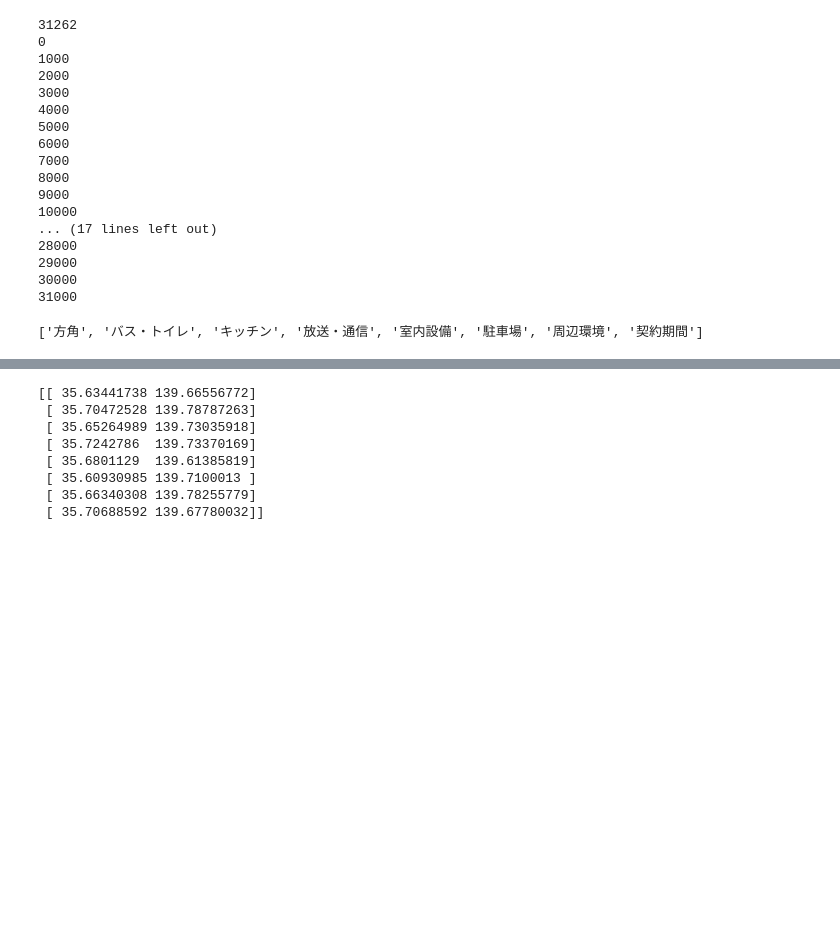
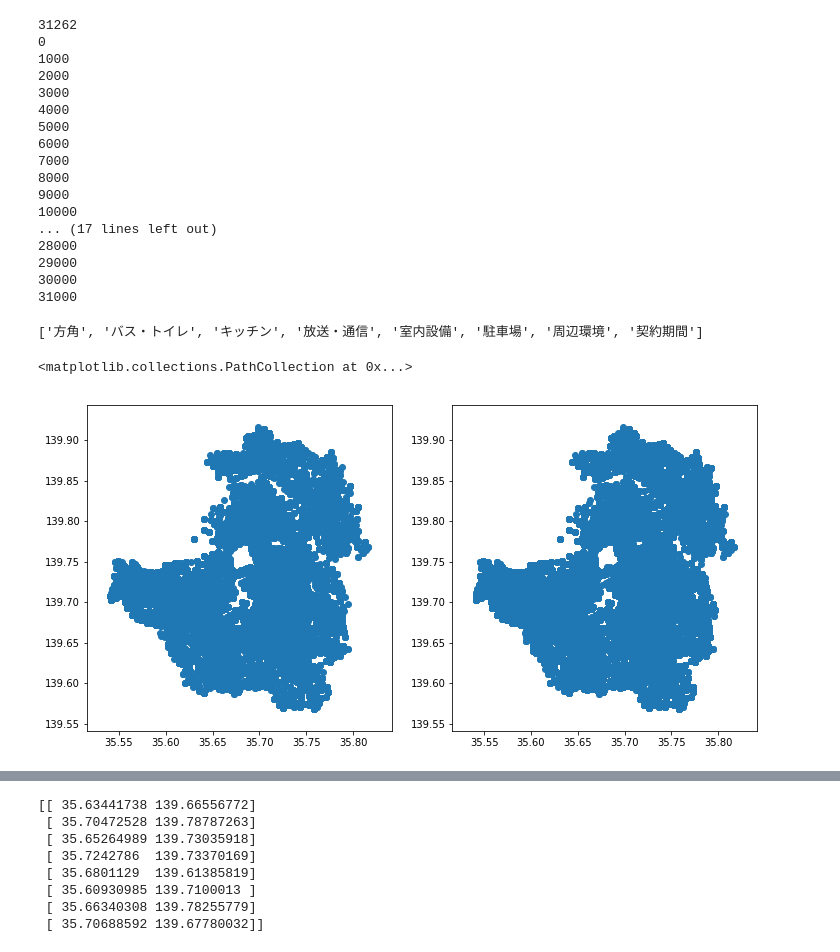
Before and after one commit to MosasoM/mynavi, a Jupyter notebook: mynavi_datavis.ipynb, the cells around one changed output, grey strips where cells are left out. Saved outputs shown, nothing was run; the diff lists cells and outputs as text; code cells hidden in the pictures; blank space fills up the shorter version.

```diff
--- a/mynavi_datavis.ipynb
+++ b/mynavi_datavis.ipynb
@@ -168,6 +199,40 @@ for col in train.columns:
 print(d)
 # %% [output]
 ['方角', 'バス・トイレ', 'キッチン', '放送・通信', '室内設備', '駐車場', '周辺環境', '契約期間']
+# %%
+fig = plt.figure(figsize=(12,6))
+train_heigh=train.dropna(subset=["周辺環境"])
+ido = train_heigh["ido"].values
+keido = train_heigh["keido"].values
+x = [0 for i in range(len(ido))]
+y = [0 for i in range(len(ido))]
+hoge = []
+for i in range(len(ido)):
+#     a,b = calc_xy(ido[i],keido[i], 35.681236,139.767125)
+    a,b = ido[i],keido[i]
+    x[i] = a
+    y[i] = b
+    hoge.append([a,b])
+ax = fig.add_subplot(1,2,1)
+ax.scatter(x,y)
+
+train_heigh=train
+ido = train_heigh["ido"].values
+keido = train_heigh["keido"].values
+x = [0 for i in range(len(ido))]
+y = [0 for i in range(len(ido))]
+hoge = []
+for i in range(len(ido)):
+#     a,b = calc_xy(ido[i],keido[i], 35.681236,139.767125)
+    a,b = ido[i],keido[i]
+    x[i] = a
+    y[i] = b
+    hoge.append([a,b])
+ax = fig.add_subplot(1,2,2)
+ax.scatter(x,y)
+# %% [output]
+<matplotlib.collections.PathCollection at 0x...>
+[figure, added]
 # %%
 from sklearn.cluster import KMeans
 fig = plt.figure(figsize=(12,6))
```
Also changed, not shown: parts of 3 cells of this notebook, 14 other files.
